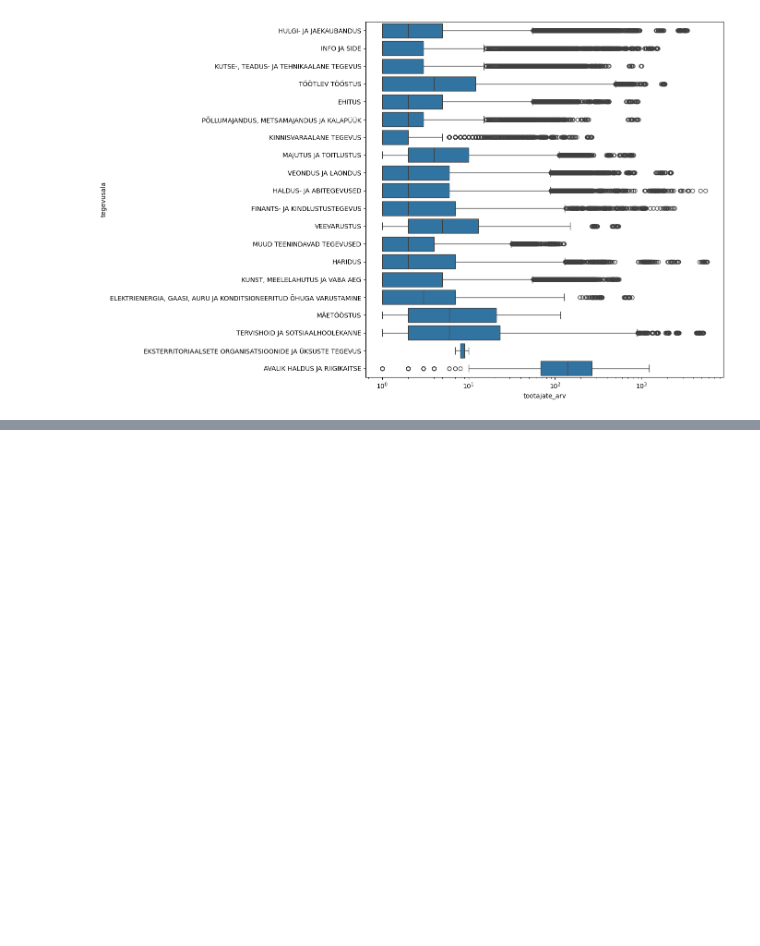
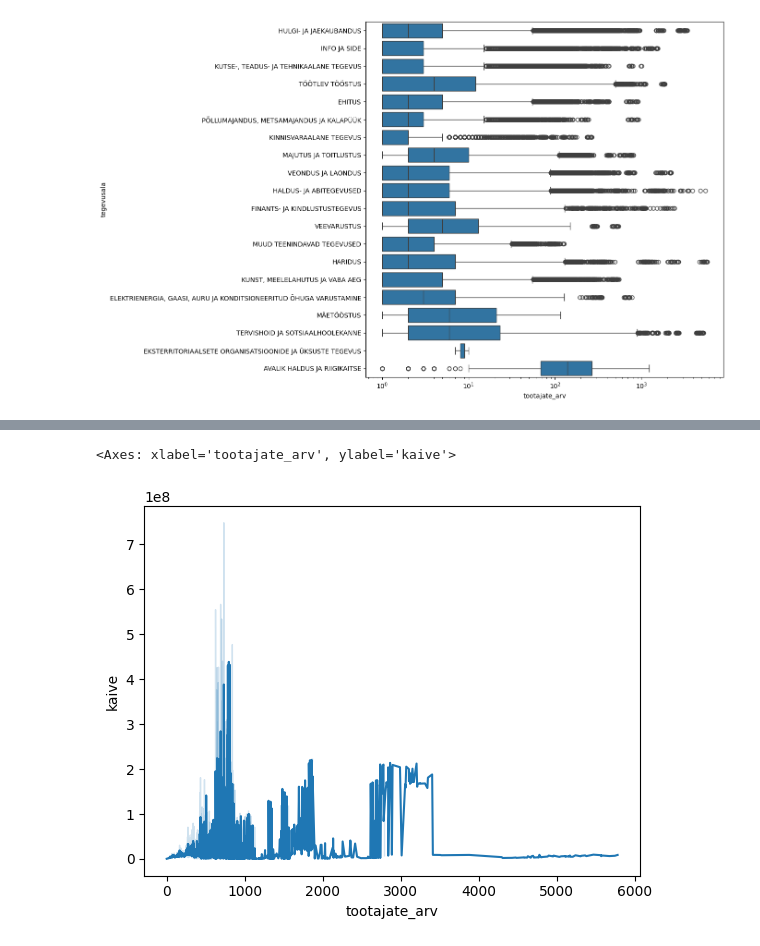
Before and after one commit to annamarianaanuri/andmetarkus-2026, a Jupyter notebook: Python/emta.ipynb, the cells around one changed output, grey strips where cells are left out. Cells and saved outputs as stored; diff of their text form; code cells hidden in the pictures; blank space fills up the shorter version.

```diff
--- a/Python/emta.ipynb
+++ b/Python/emta.ipynb
@@ -163,6 +163,9 @@ def eralda_kov(maakond: str) -> str:
 
 def puhasta_kvartal(kvartal: str) -> int:
     return int(kvartal[-1])
+
+def peamine_tegevusala(tegevusalad: str) -> str:
+    return tegevusalad.split(";")[0]
 
 def _register_duckdb_function(duckdb_function_name: str, function: callable) -> None:
     try:
@@ -174,6 +177,8 @@ def _register_duckdb_function(duckdb_function_name: str, function: callable) ->
 _register_duckdb_function(duckdb_function_name="eralda_maakond", function=eralda_maakond)
 _register_duckdb_function(duckdb_function_name="eralda_kov", function=eralda_kov)
 _register_duckdb_function(duckdb_function_name="puhasta_kvartal", function=puhasta_kvartal)
+_register_duckdb_function(duckdb_function_name="peamine_tegevusala", function=peamine_tegevusala)
+
 
 # data_unpivot = data_unpivot.to_df ()
 # data_unpivot["kvartal"] = data_unpivot["kvartal"].str[-1]
@@ -297,0 +321,5 @@ data.to_csv("emta_data.csv", index=False)
+# %%
+sns.lineplot(data, x="tootajate_arv", y="kaive")
+# %% [output]
+<Axes: xlabel='tootajate_arv', ylabel='kaive'>
+[figure, added]
```
Also changed, not shown: parts of 8 cells of this notebook, 3 other files.
